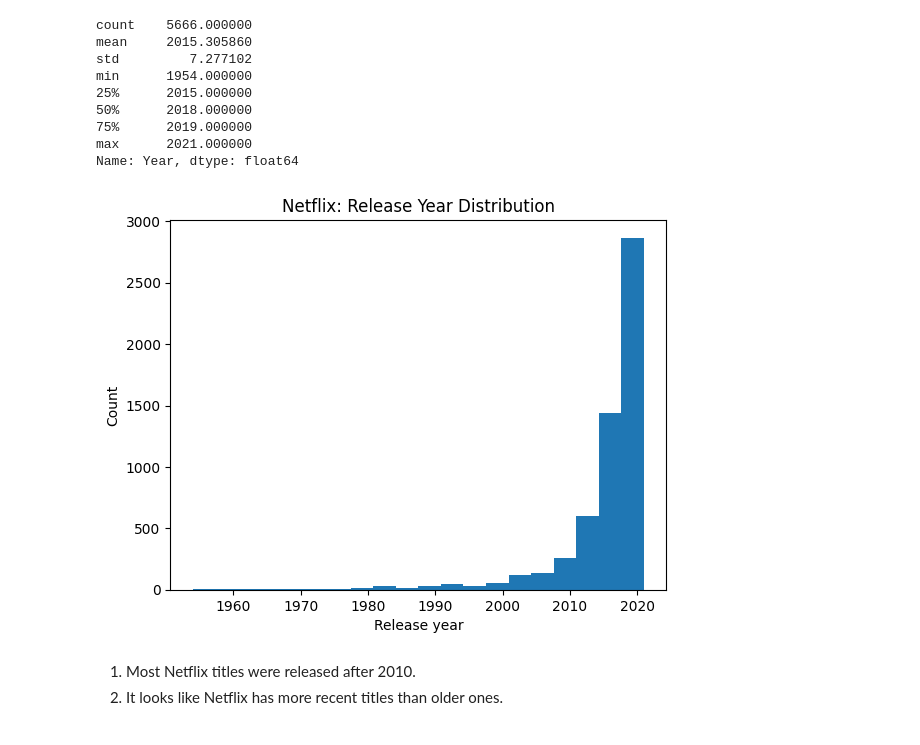
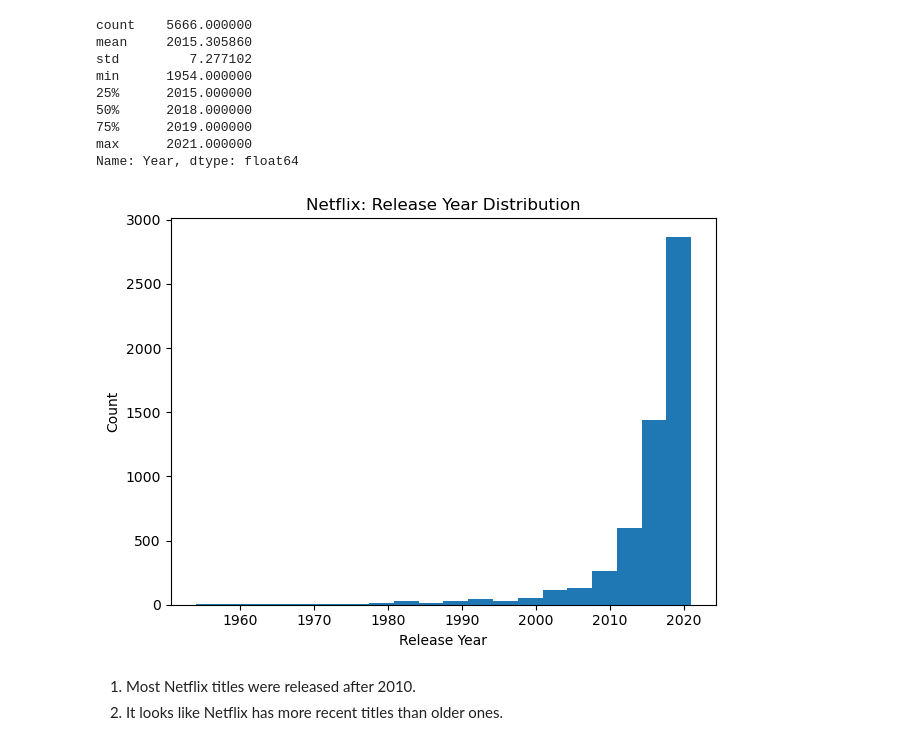
Before and after one commit to irgengu-ai/streaming-bi-svod, a Jupyter notebook: notebooks/04_Product_Analysis_I.ipynb, the cells around one changed output. Saved outputs shown, nothing was run; the diff lists cells and outputs as text; code cells hidden in the pictures.

```diff
--- a/notebooks/04_Product_Analysis_I.ipynb
+++ b/notebooks/04_Product_Analysis_I.ipynb
@@ -222,12 +228,20 @@ max      2021.000000
 Name: Year, dtype: float64
 # %%
 platform_df["Year"].dropna().plot(kind="hist", bins=20)
+
 plt.title(f"{PLATFORM}: Release Year Distribution")
-plt.xlabel("Release year")
+plt.xlabel("Release Year")
 plt.ylabel("Count")
+plt.grid(False)
+plt.tight_layout()
+plt.savefig(
+    "../figures/04_netflix_release_year_distribution.png",
+    dpi=300,
+    bbox_inches="tight"
+)
 plt.show()
 # %% [output]
-[figure, old version]
+[figure, new version]
 # %% [markdown]
 1. Most Netflix titles were released after 2010.
 2. It looks like Netflix has more recent titles than older ones.
```
Also changed, not shown: parts of 8 cells of this notebook, 18 other files.
